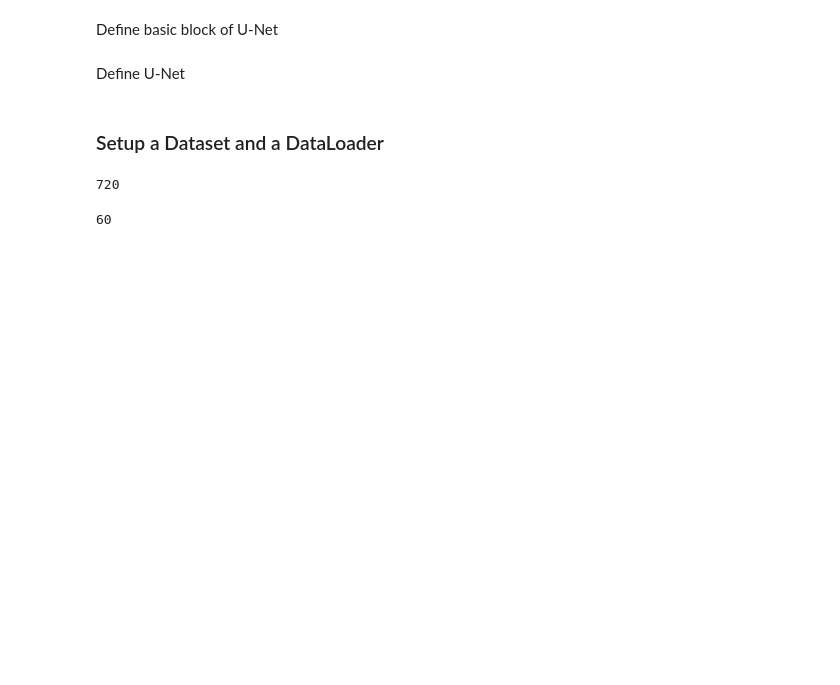
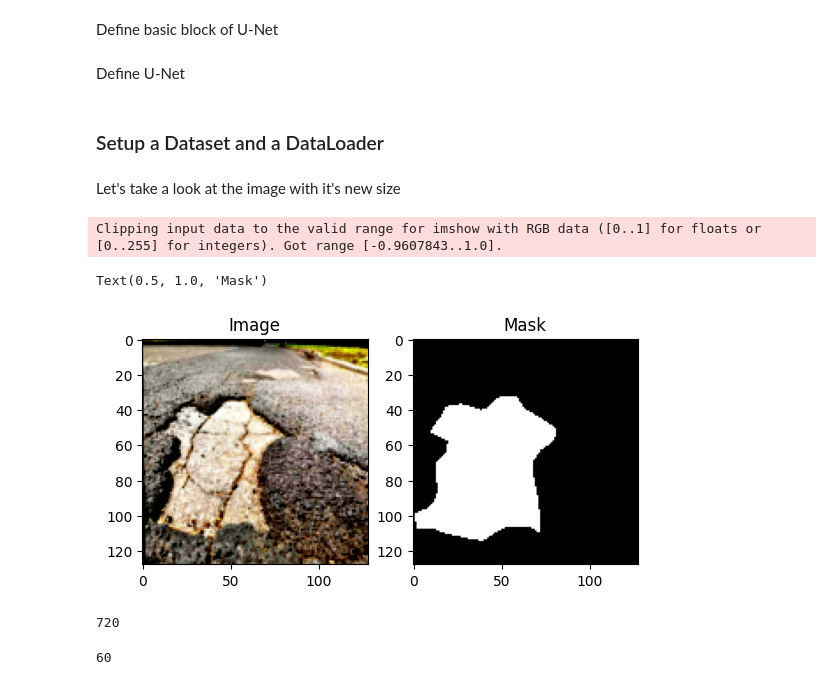
Before and after one commit to TudorMurariu/Image-Segmentation-for-Pothole-Detection, a Jupyter notebook: main.ipynb, the cells around one changed output. Saved outputs shown, nothing was run; the diff lists cells and outputs as text; code cells hidden in the pictures; blank space fills up the shorter version.

Commit message:
resized the dataset images and masks so the training goes faster

```diff
--- a/main.ipynb
+++ b/main.ipynb
@@ -169,16 +170,16 @@ class YoloSegmentationDataset(Dataset):
         return len(self.image_files)
 
     def __getitem__(self, idx):
-        # Load image
         image_name = self.image_files[idx]
         img_path = os.path.join(self.image_dir, image_name)
         label_path = os.path.join(self.label_dir, os.path.splitext(image_name)[0] + ".txt")
 
-        image = cv2.imread(img_path)
-        image = cv2.cvtColor(image, cv2.COLOR_BGR2RGB)
-        h, w, _ = image.shape
+        # Load image as PIL Image
+        image = Image.open(img_path).convert("RGB")
 
-        # Load label
+        # Get original width, height for mask scaling
+        w, h = image.size
+
         mask = np.zeros((h, w), dtype=np.uint8)
         if os.path.exists(label_path):
             with open(label_path, "r") as file:
@@ -186,26 +187,28 @@ class YoloSegmentationDataset(Dataset):
                     parts = list(map(float, line.strip().split()))
                     cls, coords = parts[0], parts[1:]
                     points = np.array(coords).reshape(-1, 2)
-                    points[:, 0] *= w  # x
-                    points[:, 1] *= h  # y
+                    points[:, 0] *= w
+                    points[:, 1] *= h
                     points = points.astype(np.int32)
                     cv2.fillPoly(mask, [points], color=1)
 
-        # Resize image & mask
-        image = cv2.resize(image, self.image_size)
-        mask = cv2.resize(mask, self.image_size, interpolation=cv2.INTER_NEAREST)
+        # Resize mask with cv2 (to 256x256, same as transform.Resize)
+        mask = cv2.resize(mask, (128, 128), interpolation=cv2.INTER_NEAREST)
 
-        # Transform to tensor
+        # Apply transforms on PIL image (Resize + ToTensor + Normalize)
         if self.transform:
             image = self.transform(image)
 
-        mask = torch.tensor(mask, dtype=torch.float32).unsqueeze(0)  # Shape: [1, H, W]
+        # Convert mask to tensor
+        mask = torch.tensor(mask, dtype=torch.float32).unsqueeze(0)
+
         return image, mask
 # %%
 from torch.utils.data import DataLoader
 from torchvision import transforms
 
 transform = transforms.Compose([
+    transforms.Resize((128, 128)),
     transforms.ToTensor(),  # Converts to [0, 1] range
     transforms.Normalize([0.5, 0.5, 0.5], [0.5, 0.5, 0.5])  # Normalize for U-Net
 ])
@@ -222,8 +225,28 @@ val_dataset = YoloSegmentationDataset(
     transform=transform
 )
 
-train_loader = DataLoader(train_dataset, batch_size=8, shuffle=True)
-val_loader = DataLoader(val_dataset, batch_size=8, shuffle=False)
+train_loader = DataLoader(train_dataset, batch_size=32, shuffle=True)
+val_loader = DataLoader(val_dataset, batch_size=32, shuffle=False)
+# %% [markdown]
+Let's take a look at the image with it's new size
+# %%
+from matplotlib import pyplot as plt
+
+img, mask = train_dataset[66]
+img_disp = img.permute(1, 2, 0).numpy()
+mask_disp = mask.squeeze(0).numpy()
+
+plt.subplot(1, 2, 1)
+plt.imshow(img_disp)
+plt.title("Image")
+
+plt.subplot(1, 2, 2)
+plt.imshow(mask_disp, cmap='gray')
+plt.title("Mask")
+# %% [output]
+Clipping input data to the valid range for imshow with RGB data ([0..1] for floats or [0..255] for integers). Got range [-0.9607843..1.0].
+Text(0.5, 1.0, 'Mask')
+[figure, added]
 # %%
 print(len(train_dataset))
 len(val_dataset)
```
Also changed, not shown: parts of 7 cells of this notebook.
